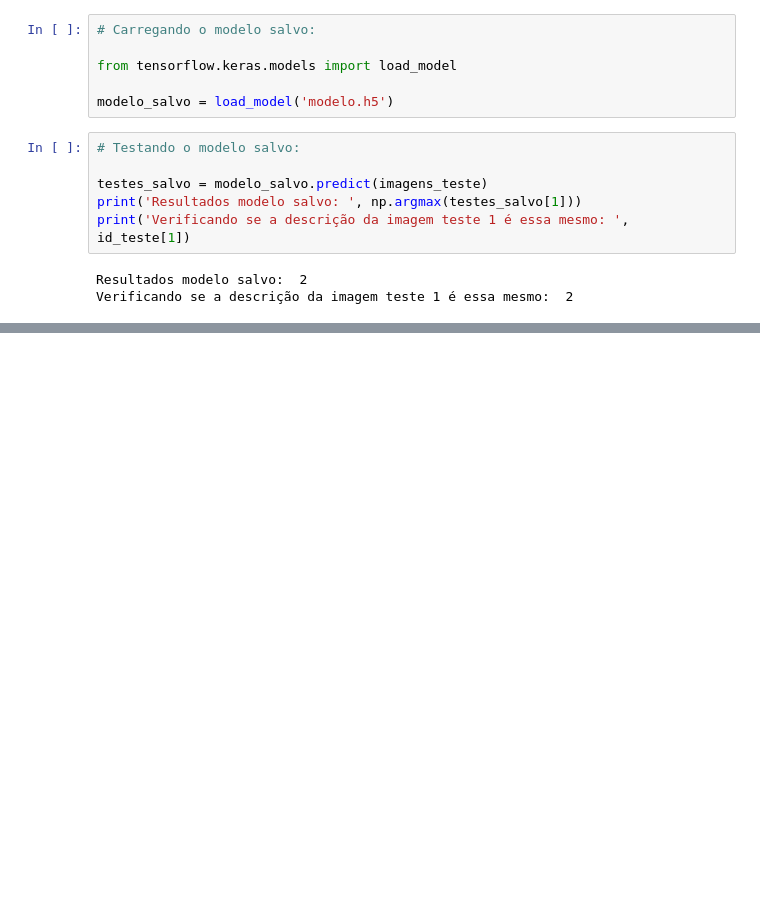
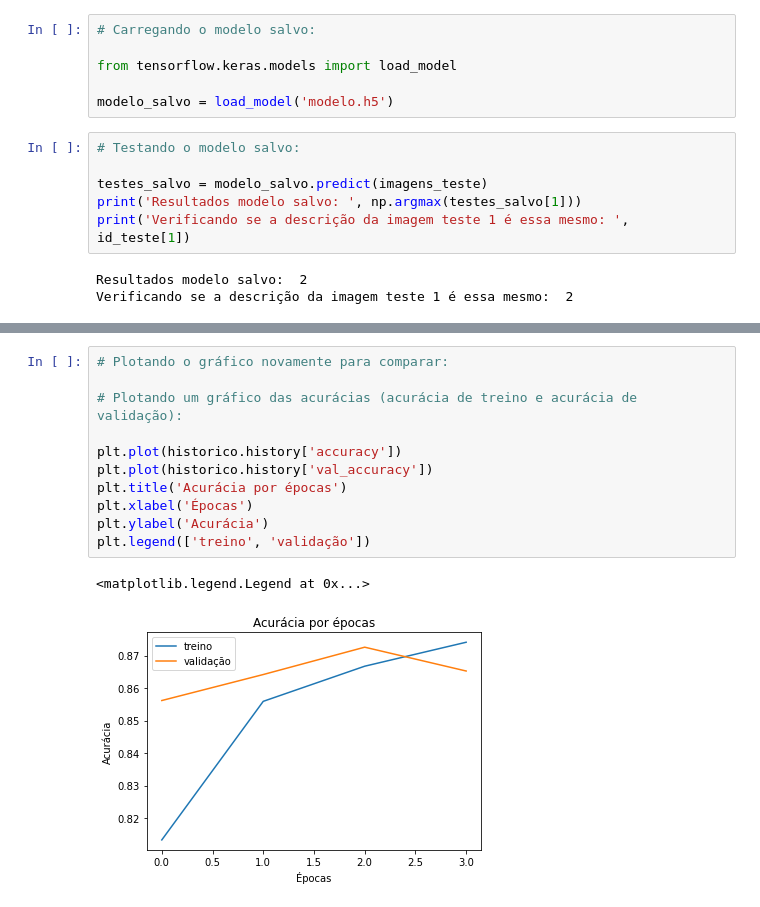
Before and after one commit to silsantos/Image_Classification_Python, a Jupyter notebook: 1_reconhecimento_imagens_keras.ipynb, the cells around one changed output, grey strips where cells are left out. Saved outputs shown, nothing was run; the diff lists cells and outputs as text; blank space fills up the shorter version.

```diff
--- a/1_reconhecimento_imagens_keras.ipynb
+++ b/1_reconhecimento_imagens_keras.ipynb
@@ -313,0 +388,14 @@ Verificando se a descrição da imagem teste 1 é essa mesmo:  2
+# %%
+# Plotando o gráfico novamente para comparar:
+
+# Plotando um gráfico das acurácias (acurácia de treino e acurácia de validação):
+
+plt.plot(historico.history['accuracy'])
+plt.plot(historico.history['val_accuracy'])
+plt.title('Acurácia por épocas')
+plt.xlabel('Épocas')
+plt.ylabel('Acurácia')
+plt.legend(['treino', 'validação'])
+# %% [output]
+<matplotlib.legend.Legend at 0x...>
+[figure, added]
```
Also changed, not shown: parts of 23 cells of this notebook.
